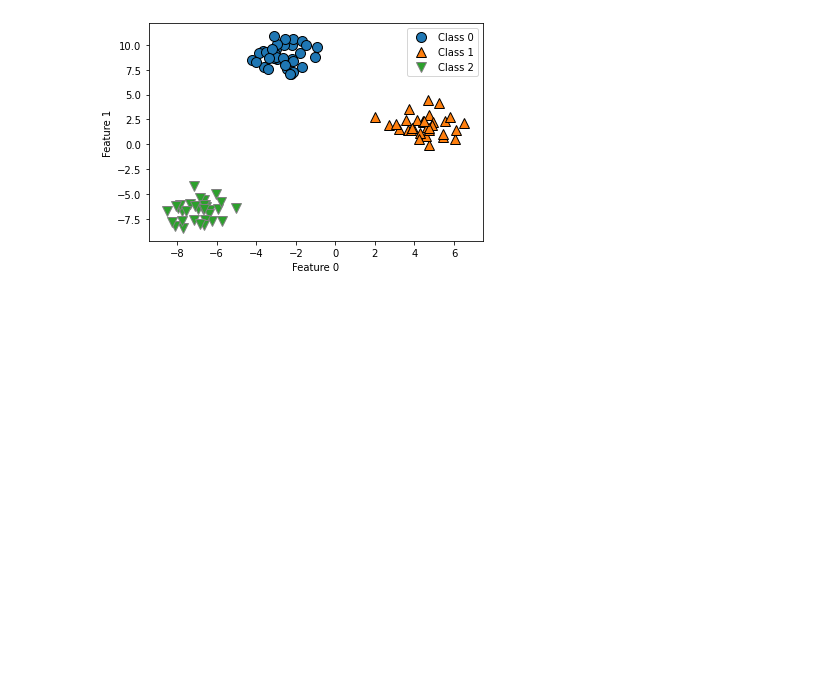
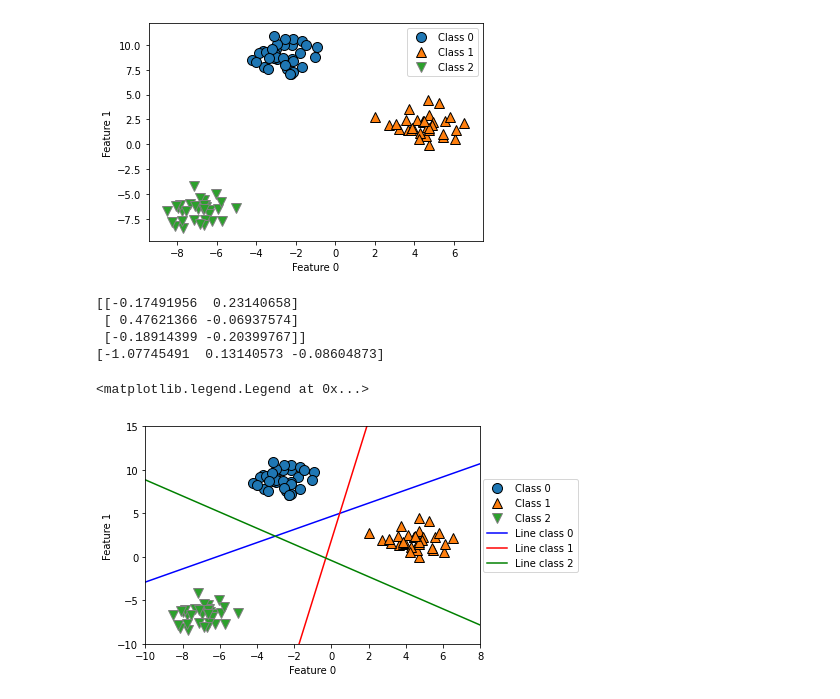
Before and after one commit to luoyubie/Learning, a Jupyter notebook: ML/Sklearn_2.ipynb, the cells around one changed output. Cells and saved outputs as stored; diff of their text form; code cells hidden in the pictures; blank space fills up the shorter version.

```diff
--- a/ML/Sklearn_2.ipynb
+++ b/ML/Sklearn_2.ipynb
@@ -240,3 +240,25 @@ plt.legend(["Class 0", "Class 1", "Class 2"])
 # %% [output]
 <matplotlib.legend.Legend at 0x...>
 [figure]
+# %%
+linear_svm = LinearSVC().fit(X,y)
+print(linear_svm.coef_)
+print(linear_svm.intercept_)
+# %% [output]
+[[-0.17491956  0.23140658]
+ [ 0.47621366 -0.06937574]
+ [-0.18914399 -0.20399767]]
+[-1.07745491  0.13140573 -0.08604873]
+# %%
+mglearn.discrete_scatter(X[:,0], X[:,1], y)
+line = np.linspace(-15, 15)
+for coef, intercept, color in zip(linear_svm.coef_, linear_svm.intercept_, ['b', 'r', 'g']):
+    plt.plot(line, -(line*coef[0]+intercept)/coef[1], c=color)
+plt.ylim(-10, 15)
+plt.xlim(-10, 8)
+plt.xlabel("Feature 0")
+plt.ylabel("Feature 1")
+plt.legend(['Class 0', 'Class 1', 'Class 2', 'Line class 0', 'Line class 1', 'Line class 2'],loc=(1.01,0.33))
+# %% [output]
+<matplotlib.legend.Legend at 0x...>
+[figure, added]
```
Also changed, not shown: parts of 1 cell of this notebook, 3 other files.
